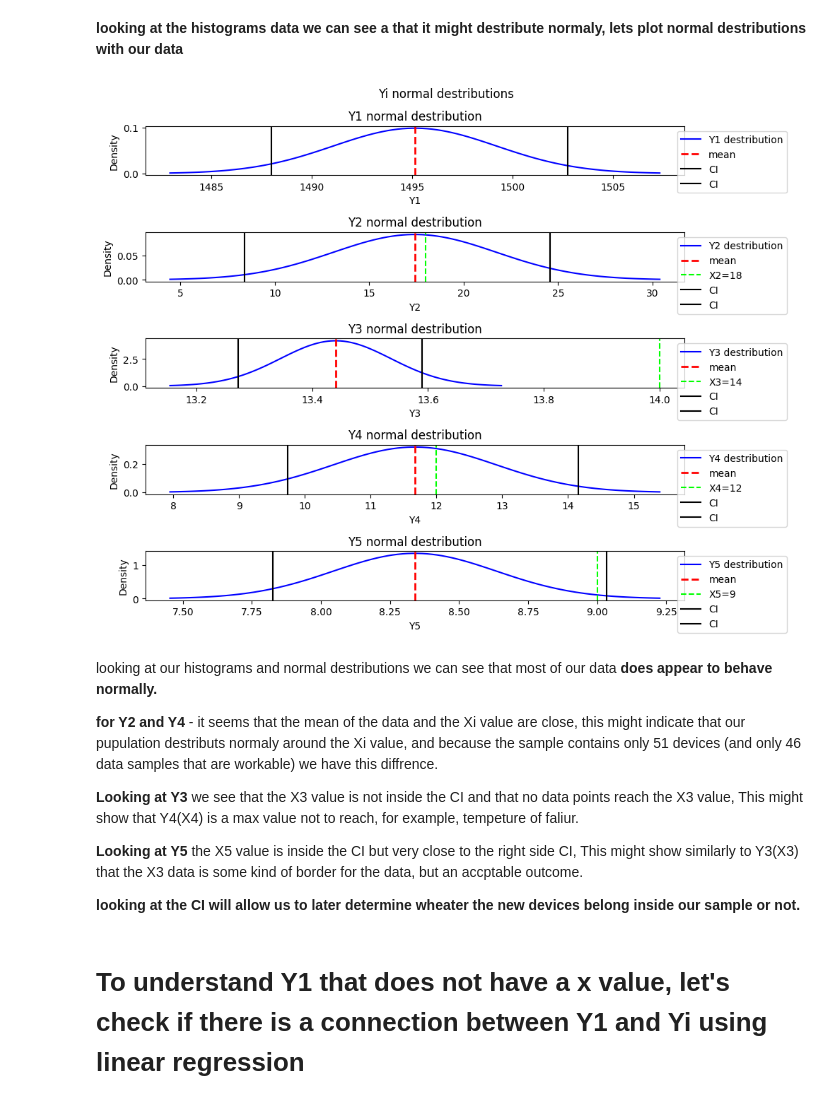
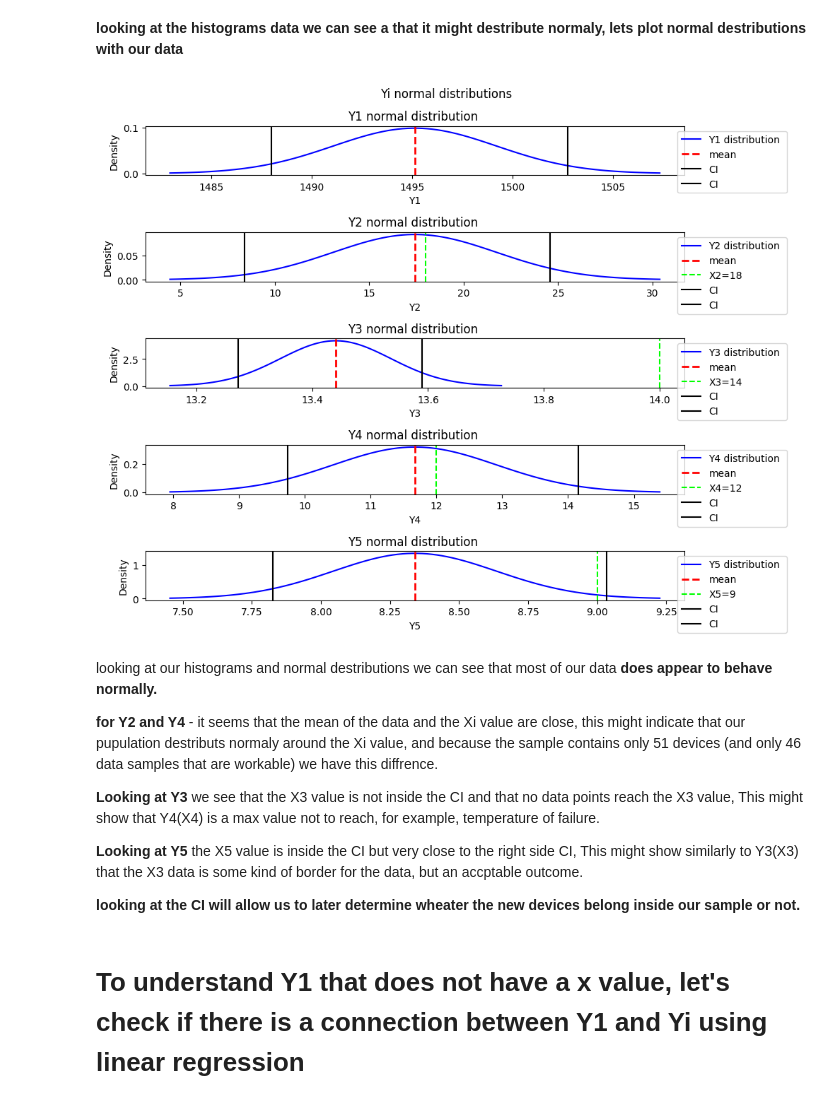
Before and after one commit to Rotems1234/PulseNMore_HomeAssignment, a Jupyter notebook: PulseNMore_RotemStahl.ipynb, the cells around one changed output. Drawn from its saved outputs; the diff is of its cells as text; code cells hidden in the pictures.

```diff
--- a/PulseNMore_RotemStahl.ipynb
+++ b/PulseNMore_RotemStahl.ipynb
@@ -266,8 +266,8 @@ def plot5norm(data,title):
   ax1.axvline(ci95_1[1], color='black', linestyle='solid', linewidth=1.5)
   ax1.set_xlabel('Y1')
   ax1.set_ylabel('Density')
-  ax1.set_title('Y1 normal destribution')
-  leg=['Y1 destribution','mean' ,'CI','CI']
+  ax1.set_title('Y1 normal distribution ')
+  leg=['Y1 distribution ','mean' ,'CI','CI']
   ax1.legend(leg, loc='best', bbox_to_anchor=(1.2, 1))
 
   ax2.plot(x2, y2, color='blue')
@@ -277,8 +277,8 @@ def plot5norm(data,title):
   ax2.axvline(ci95_2[1], color='black', linestyle='solid', linewidth=1.5)
   ax2.set_xlabel('Y2')
   ax2.set_ylabel('Density')
-  ax2.set_title('Y2 normal destribution')
-  leg=['Y2 destribution','mean','X2=18','CI','CI']
+  ax2.set_title('Y2 normal distribution ')
+  leg=['Y2 distribution ','mean','X2=18','CI','CI']
   ax2.legend(leg, loc='best', bbox_to_anchor=(1.2, 1))
 
 
@@ -289,8 +289,8 @@ def plot5norm(data,title):
   ax3.axvline(ci95_3[1], color='black', linestyle='solid', linewidth=1.5)
   ax3.set_xlabel('Y3')
   ax3.set_ylabel('Density')
-  ax3.set_title('Y3 normal destribution')
-  leg=['Y3 destribution','mean','X3=14','CI','CI']
+  ax3.set_title('Y3 normal distribution ')
+  leg=['Y3 distribution ','mean','X3=14','CI','CI']
   ax3.legend(leg, loc='best', bbox_to_anchor=(1.2, 1))
 
 
@@ -301,8 +301,8 @@ def plot5norm(data,title):
   ax4.axvline(ci95_4[1], color='black', linestyle='solid', linewidth=1.5)
   ax4.set_xlabel('Y4')
   ax4.set_ylabel('Density')
-  ax4.set_title('Y4 normal destribution')
-  leg=['Y4 destribution','mean','X4=12','CI','CI']
+  ax4.set_title('Y4 normal distribution ')
+  leg=['Y4 distribution ','mean','X4=12','CI','CI']
   ax4.legend(leg, loc='best', bbox_to_anchor=(1.2, 1))
 
 
@@ -313,23 +313,23 @@ def plot5norm(data,title):
   ax5.axvline(ci95_5[1], color='black', linestyle='solid', linewidth=1.5)
   ax5.set_xlabel('Y5')
   ax5.set_ylabel('Density')
-  ax5.set_title('Y5 normal destribution')
-  leg=['Y5 destribution','mean','X5=9','CI','CI']
+  ax5.set_title('Y5 normal distribution ')
+  leg=['Y5 distribution ','mean','X5=9','CI','CI']
   ax5.legend(leg, loc='best', bbox_to_anchor=(1.2, 1))
 
   plt.suptitle(title)
   plt.tight_layout()
   plt.show()
 # %%
-plot5norm(data,'Yi normal destributions')
+plot5norm(data,'Yi normal distributions')
 # %% [output]
-[figure, old version]
+[figure, new version]
 # %% [markdown]
 looking at our histograms and normal destributions we can see that most of our data **does appear to behave normally.**
 
 **for Y2 and Y4** - it seems that the mean of the data and the Xi value are close, this might indicate that our pupulation destributs normaly around the Xi value, and because the sample contains only 51 devices (and only 46 data samples that are workable) we have this diffrence.
 
-**Looking at Y3** we see that the X3 value is not inside the CI and that no data points reach the X3 value, This might show that Y4(X4) is a max value not to reach, for example, tempeture of faliur.
+**Looking at Y3** we see that the X3 value is not inside the CI and that no data points reach the X3 value, This might show that Y4(X4) is a max value not to reach, for example, temperature of failure.
 
 **Looking at Y5** the X5 value is inside the CI but very close to the right side CI, This might show similarly to Y3(X3) that the X3 data is some kind of border for the data, but an accptable outcome.
 
```
Also changed, not shown: parts of 12 cells of this notebook.
